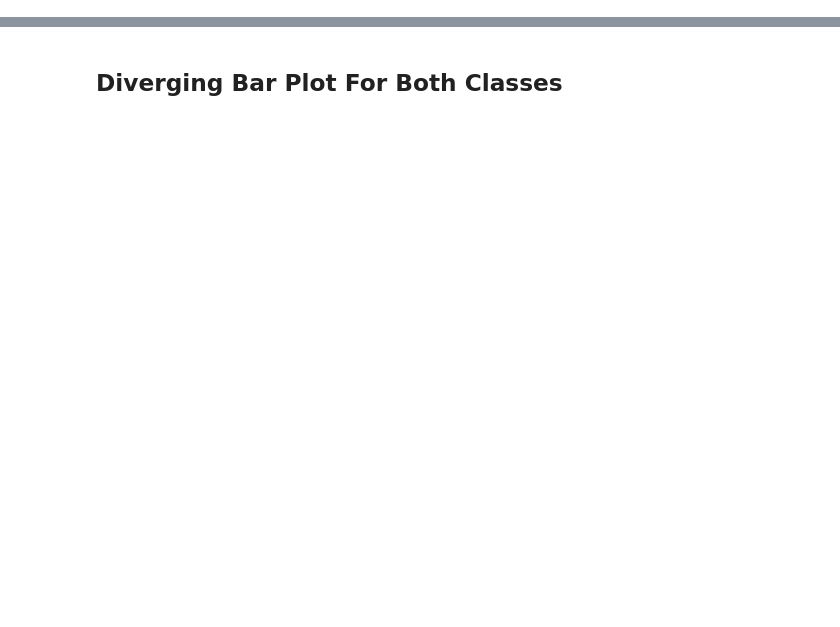
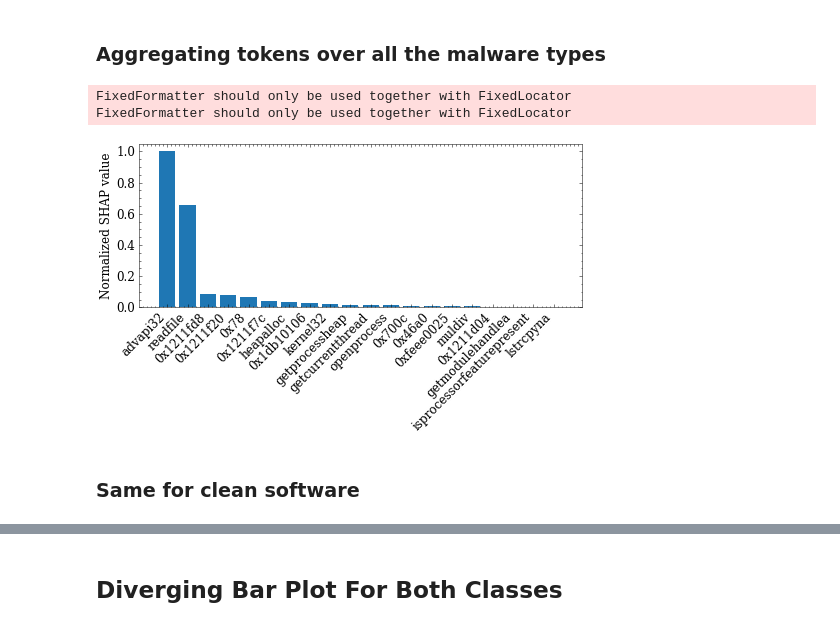
Before and after one commit to dtrizna/nebula, a Jupyter notebook: evaluation/explanation/shap/_speakeasy_shap_generalize.ipynb, the cells around one changed output, grey strips where cells are left out. Cells and saved outputs as stored; diff of their text form; code cells hidden in the pictures; blank space fills up the shorter version.

```diff
--- a/evaluation/explanation/shap/_speakeasy_shap_generalize.ipynb
+++ b/evaluation/explanation/shap/_speakeasy_shap_generalize.ipynb
@@ -180,0 +339,28 @@ def aggregate_values(data, vocab):
+# %% [markdown]
+### Aggregating tokens over all the malware types
+# %%
+agg_malware_tp = {}
+
+for agg_shap_tokens_tp_file in [x for x in os.listdir(".") if x.startswith("explanations_tp") and x.endswith(".json")]:
+    with open(agg_shap_tokens_tp_file, "r") as f:
+        agg_shap_tokens_tp = json.load(f)
+
+    for k, v in agg_shap_tokens_tp.items():
+        if k not in agg_malware_tp:
+            agg_malware_tp[k] = []
+        agg_malware_tp[k].append(v)
+
+agg_malware_tp = {k: np.mean(v) for k, v in agg_malware_tp.items()}
+# fill nan in agg_malware_tp
+for k, v in agg_malware_tp.items():
+    if np.isnan(v):
+        agg_malware_tp[k] = 0
+agg_malware_tp_sorted = {k: v for k, v in sorted(agg_malware_tp.items(), key=lambda x: x[1], reverse=True)}
+# %%
+ax = plot_top_features(agg_malware_tp, skip=0)
+# %% [output]
+FixedFormatter should only be used together with FixedLocator
+FixedFormatter should only be used together with FixedLocator
+[figure, added]
+# %% [markdown]
+### Same for clean software
```
Also changed, not shown: parts of 29 cells of this notebook, 20 other files.
